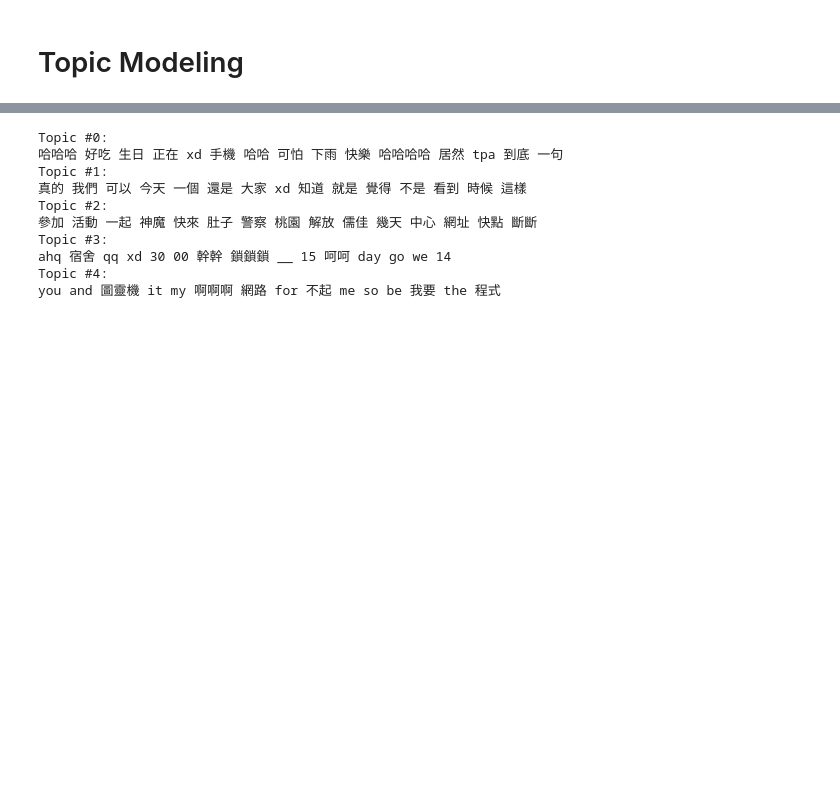
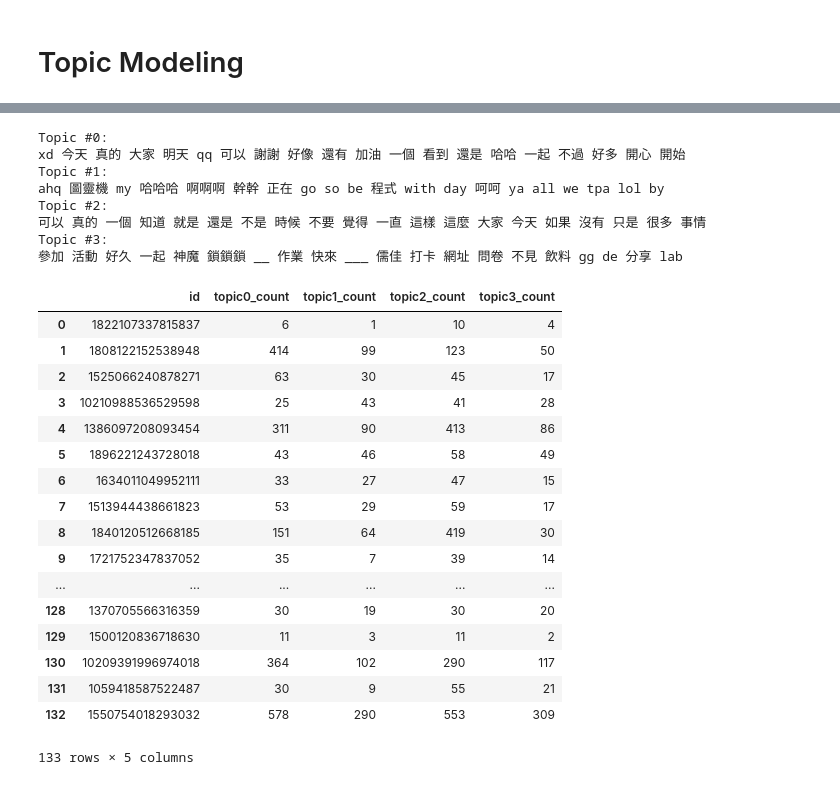
Before and after one commit to eunicebes/facebook_exploration, a Jupyter notebook: data_exploration.ipynb, the cells around one changed output, grey strips where cells are left out. Drawn from its saved outputs; the diff is of its cells as text; code cells hidden in the pictures; blank space fills up the shorter version.

Commit message:
Classify user posts with LDA

```diff
--- a/data_exploration.ipynb
+++ b/data_exploration.ipynb
@@ -258,2 +267,4 @@ LatentDirichletAllocation(batch_size=128, doc_topic_prior=None,
              random_state=0, topic_word_prior=None,
              total_samples=1000000.0, verbose=0)
+# %%
+distribution = lda.fit_transform(tf)
@@ -260,15 +283,64 @@ LatentDirichletAllocation(batch_size=128, doc_topic_prior=None,
 # %%
 tf_feature_names = tf_vectorizer.get_feature_names()
 # %%
-print_top_words(lda, tf_feature_names, 15)
+print_top_words(lda, tf_feature_names, 20)
 # %% [output]
 Topic #0:
-哈哈哈 好吃 生日 正在 xd 手機 哈哈 可怕 下雨 快樂 哈哈哈哈 居然 tpa 到底 一句
+xd 今天 真的 大家 明天 qq 可以 謝謝 好像 還有 加油 一個 看到 還是 哈哈 一起 不過 好多 開心 開始
 Topic #1:
-真的 我們 可以 今天 一個 還是 大家 xd 知道 就是 覺得 不是 看到 時候 這樣
+ahq 圖靈機 my 哈哈哈 啊啊啊 幹幹 正在 go so be 程式 with day 呵呵 ya all we tpa lol by
 Topic #2:
-參加 活動 一起 神魔 快來 肚子 警察 桃園 解放 儒佳 幾天 中心 網址 快點 斷斷
+可以 真的 一個 知道 就是 還是 不是 時候 不要 覺得 一直 這樣 這麼 大家 今天 如果 沒有 只是 很多 事情
 Topic #3:
-ahq 宿舍 qq xd 30 00 幹幹 鎖鎖鎖 __ 15 呵呵 day go we 14
-Topic #4:
-you and 圖靈機 it my 啊啊啊 網路 for 不起 me so be 我要 the 程式
+參加 活動 好久 一起 神魔 鎖鎖鎖 __ 作業 快來 ___ 儒佳 打卡 網址 問卷 不見 飲料 gg de 分享 lab
+# %%
+i = 0
+user_topic_distribution = defaultdict(lambda:defaultdict(list))
+for values in distribution:
+    user_id = matched_id[i]
+    # print(user_id)
+    maximum = max(values)
+    if maximum != 0.25:
+        index = list(values).index(max(values))
+        user_topic_distribution[user_id][index].append(maximum)
+    i += 1
+# %%
+user_topic_count = defaultdict(lambda:defaultdict(lambda:0))
+for key, items in user_topic_distribution.items():
+    if key not in user_topic_count:
+        user_topic_count[key][0] = 0
+        user_topic_count[key][1] = 0
+        user_topic_count[key][2] = 0
+        user_topic_count[key][3] = 0
+    for topic, values in items.items():
+        user_topic_count[key][topic] = len(values)
+# %%
+user_topic_table = [['id', 'topic0_count', 'topic1_count', 'topic2_count', 'topic3_count']]
+for key, items in user_topic_count.items():
+    scores = [key]
+    for i in range(4):
+        scores.append(user_topic_count[key][i])
+    user_topic_table.append(scores)
+# %%
+headers = user_topic_table.pop(0)
+df = pd.DataFrame(user_topic_table, columns=headers)
+df
+# %% [output]
+|  | id | topic0_count | topic1_count | topic2_count | topic3_count |
+| 0 | 1822107337815837 | 6 | 1 | 10 | 4 |
+| 1 | 1808122152538948 | 414 | 99 | 123 | 50 |
+| 2 | 1525066240878271 | 63 | 30 | 45 | 17 |
+| 3 | 10210988536529598 | 25 | 43 | 41 | 28 |
+| 4 | 1386097208093454 | 311 | 90 | 413 | 86 |
+| 5 | 1896221243728018 | 43 | 46 | 58 | 49 |
+| 6 | 1634011049952111 | 33 | 27 | 47 | 15 |
+| 7 | 1513944438661823 | 53 | 29 | 59 | 17 |
+| 8 | 1840120512668185 | 151 | 64 | 419 | 30 |
+| 9 | 1721752347837052 | 35 | 7 | 39 | 14 |
+| ... | ... | ... | ... | ... | ... |
+| 128 | 1370705566316359 | 30 | 19 | 30 | 20 |
+| 129 | 1500120836718630 | 11 | 3 | 11 | 2 |
+| 130 | 10209391996974018 | 364 | 102 | 290 | 117 |
+| 131 | 1059418587522487 | 30 | 9 | 55 | 21 |
+| 132 | 1550754018293032 | 578 | 290 | 553 | 309 |
+133 rows × 5 columns
```
Also changed, not shown: parts of 9 cells of this notebook.
